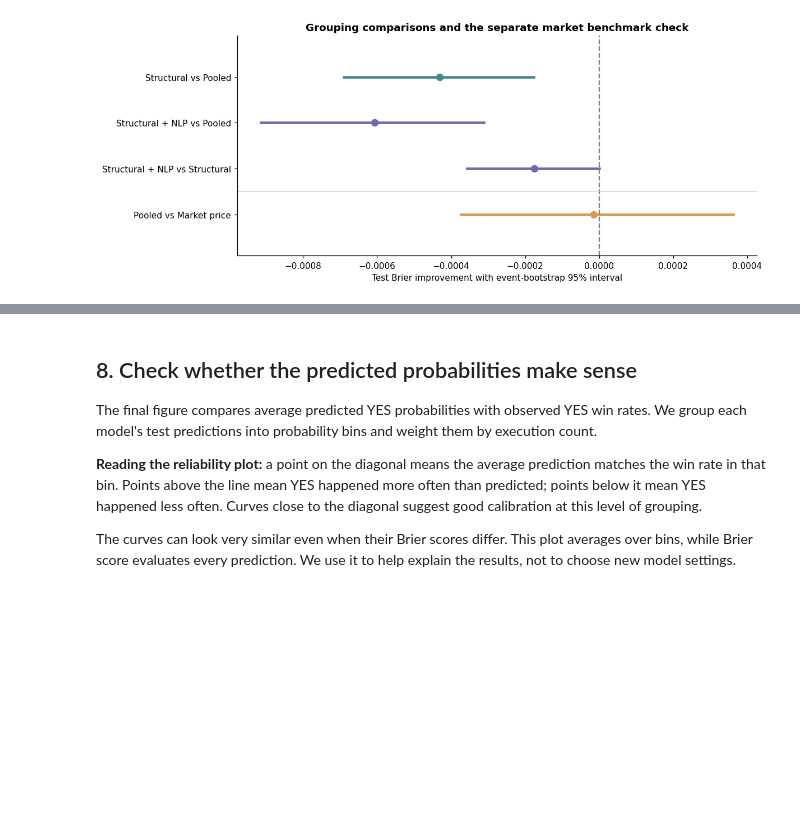
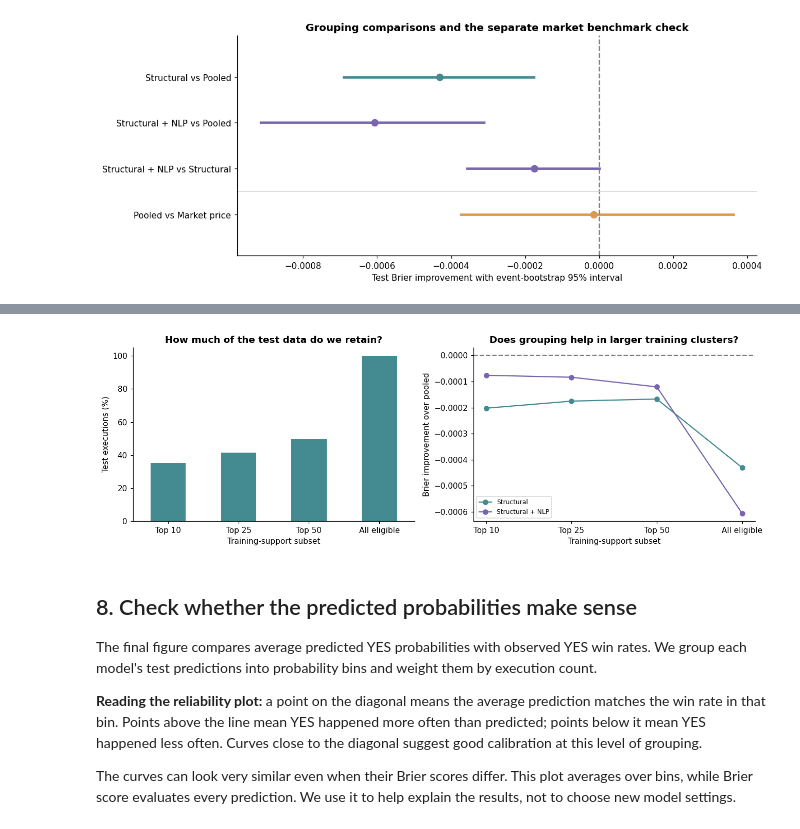
Before and after one commit to KyleNicarry/DS-340W-Group-Project, a Jupyter notebook: extension/notebooks/main.ipynb, the cells around one changed output, grey strips where cells are left out. Saved outputs shown, nothing was run; the diff lists cells and outputs as text; code cells hidden in the pictures; blank space fills up the shorter version.

Commit message:
feat(research): add top-k cluster support diagnostic

```diff
--- a/extension/notebooks/main.ipynb
+++ b/extension/notebooks/main.ipynb
@@ -859,0 +870,77 @@ show_figure("09_incremental_value")
+# %%
+top_k_values = [10, 25, 50]
+cluster_rank = (
+    frame[frame.split.eq("train")]
+    .groupby("cluster")
+    .agg(training_events=("event_id", "nunique"), training_contracts=("ticker", "nunique"))
+    .reset_index()
+    .sort_values(["training_events", "cluster"], ascending=[False, True])
+)
+cluster_rank.to_csv(OUTPUT / "cluster_training_support_ranked.csv", index=False)
+subsets = [(f"Top {k}", k) for k in top_k_values] + [("All eligible", len(cluster_rank))]
+top_k_rows = []
+for label, k in subsets:
+    chosen = cluster_rank.head(k)
+    subset = test[test.cluster.isin(chosen.cluster)]
+    if subset.empty:
+        continue
+    pooled_brier = np.average((subset.outcome - subset["Pooled"]) ** 2, weights=subset.n)
+    for name in COLORS:
+        brier = np.average((subset.outcome - subset[name]) ** 2, weights=subset.n)
+        top_k_rows.append(
+            {
+                "subset": label,
+                "approach": name,
+                "brier": brier,
+                "improvement_vs_pooled": pooled_brier - brier,
+                "training_clusters": len(chosen),
+                "min_training_events": int(chosen.training_events.min()),
+                "test_clusters": subset.cluster.nunique(),
+                "test_contracts": subset.ticker.nunique(),
+                "test_events": subset.event_id.nunique(),
+                "executions": int(subset.n.sum()),
+                "test_execution_pct": 100 * subset.n.sum() / test.n.sum(),
+            }
+        )
+top_k_results = pd.DataFrame(top_k_rows)
+top_k_results.to_csv(OUTPUT / "top_k_results.csv", index=False)
+subset_order = [label for label, _ in subsets if label in top_k_results.subset.values]
+top_k_coverage = top_k_results.drop_duplicates("subset").set_index("subset").reindex(subset_order)
+display(
+    top_k_coverage[
+        [
+            "training_clusters",
+            "min_training_events",
+            "test_clusters",
+            "test_contracts",
+            "test_events",
+            "test_execution_pct",
+        ]
+    ]
+)
+display(
+    top_k_results.pivot(index="subset", columns="approach", values="brier").reindex(
+        index=subset_order, columns=list(COLORS)
+    )
+)
+fig, axes = plt.subplots(1, 2, figsize=(12, 4))
+top_k_coverage.test_execution_pct.plot.bar(ax=axes[0], color="#438b91", rot=0)
+axes[0].set(
+    title="How much of the test data do we retain?",
+    xlabel="Training-support subset",
+    ylabel="Test executions (%)",
+    ylim=(0, 105),
+)
+gains = top_k_results.pivot(index="subset", columns="approach", values="improvement_vs_pooled").reindex(subset_order)
+for name in ["Structural", "Structural + NLP"]:
+    axes[1].plot(range(len(subset_order)), gains[name], "o-", color=COLORS[name], label=name)
+axes[1].set_xticks(range(len(subset_order)), subset_order)
+axes[1].axhline(0, color="gray", linestyle="--")
+axes[1].set(
+    title="Does grouping help in larger training clusters?",
+    xlabel="Training-support subset",
+    ylabel="Brier improvement over pooled",
+)
+axes[1].legend(fontsize=8)
+show_figure("11_top_k_clusters")
+# %% [output]
@@ -860,3 +959,4 @@ show_figure("09_incremental_value")
+[figure, added]
 # %% [markdown]
 ## 8. Check whether the predicted probabilities make sense
 
```
Also changed, not shown: parts of 3 cells of this notebook.
